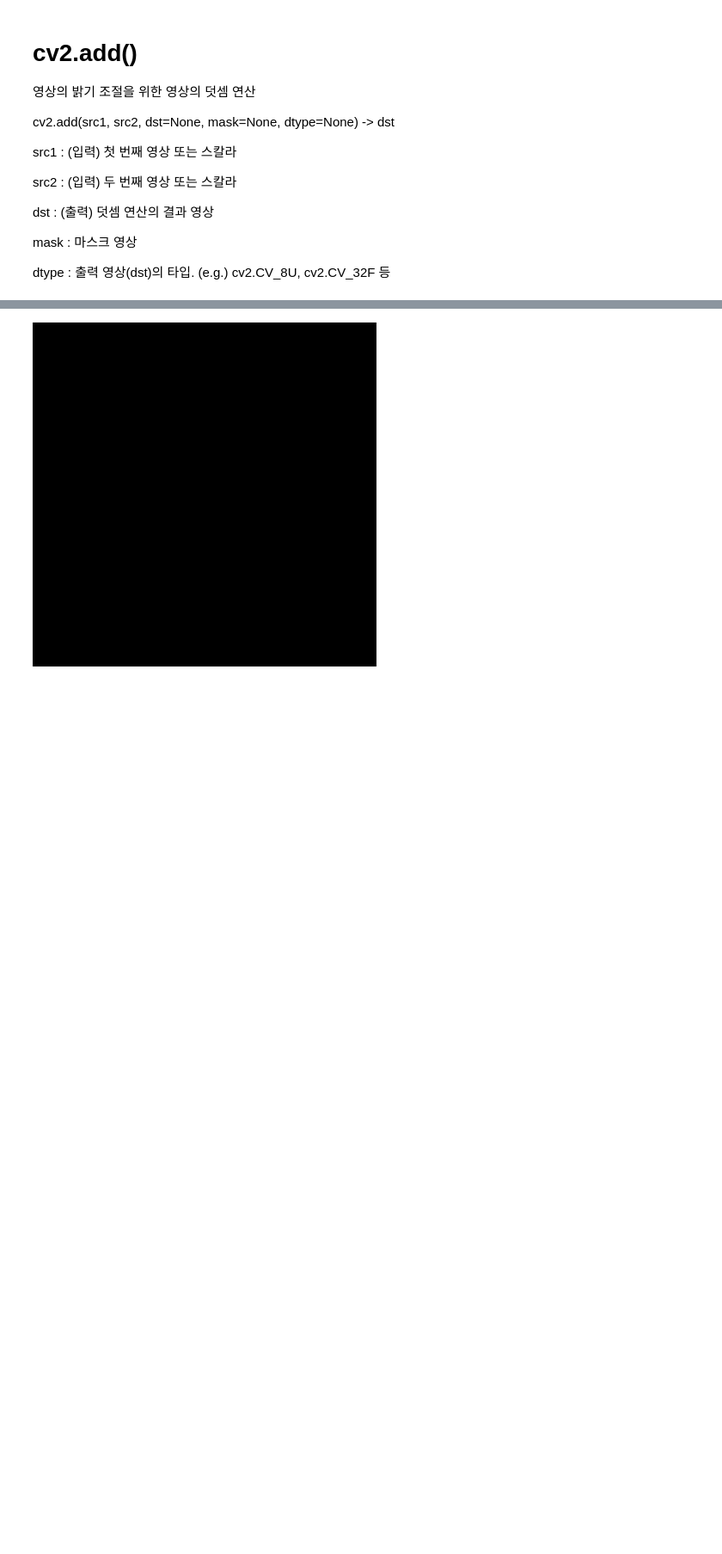
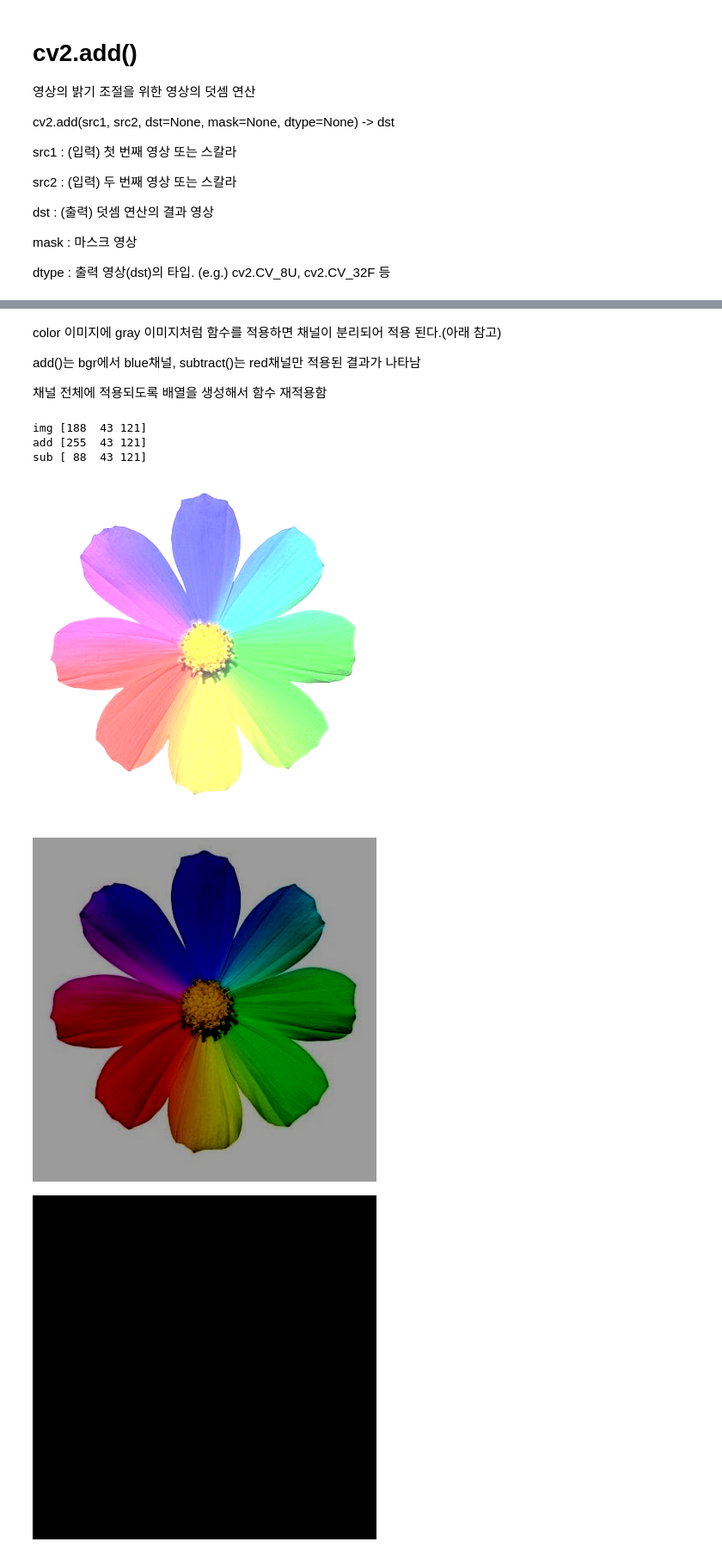
Before and after one commit to olzlt/OpenCV, a Jupyter notebook: opencv_06_brightness.ipynb, the cells around one changed output, grey strips where cells are left out. Shown at 86% size. Cells and saved outputs as stored; diff of their text form; code cells hidden in the pictures; blank space fills up the shorter version.

```diff
--- a/opencv_06_brightness.ipynb
+++ b/opencv_06_brightness.ipynb
@@ -51,0 +74,33 @@ import numpy as np
+# %% [markdown]
+color 이미지에 gray 이미지처럼 함수를 적용하면
+채널이 분리되어 적용 된다.(아래 참고)
+
+add()는 bgr에서 blue채널, subtract()는 red채널만 적용된 결과가 나타남
+
+채널 전체에 적용되도록 배열을 생성해서 함수 재적용함
+# %%
+# 부분 채널에만 적용됨 확인할 수 있음
+x = 100
+y = 100
+add = cv2.add(img,100)
+sub = cv2.subtract(img,100)
+
+print('img',img[y,x])
+print('add',add[y,x])
+print('sub',sub[y,x])
+# %% [output]
+img [188  43 121]
+add [255  43 121]
+sub [ 88  43 121]
+# %%
+# 배열을 생성해서 함수 재적용
+val = 100
+arr = np.full(img.shape, (val, val, val) ,dtype=np.uint8)
+l_color2 = cv2.add(img,arr)
+d_color2 = cv2.subtract(img,arr)
+
+cv2_imshow(l_color2)
+cv2_imshow(d_color2)
+# %% [output]
+[figure, added]
+[figure, added]
```
Also changed, not shown: parts of 8 cells of this notebook.
